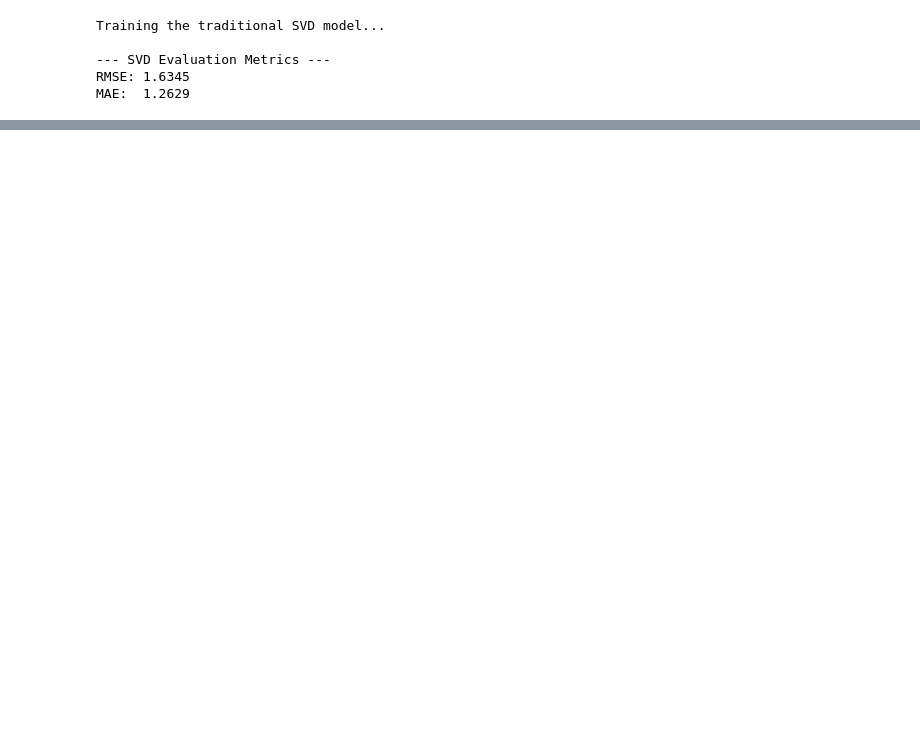
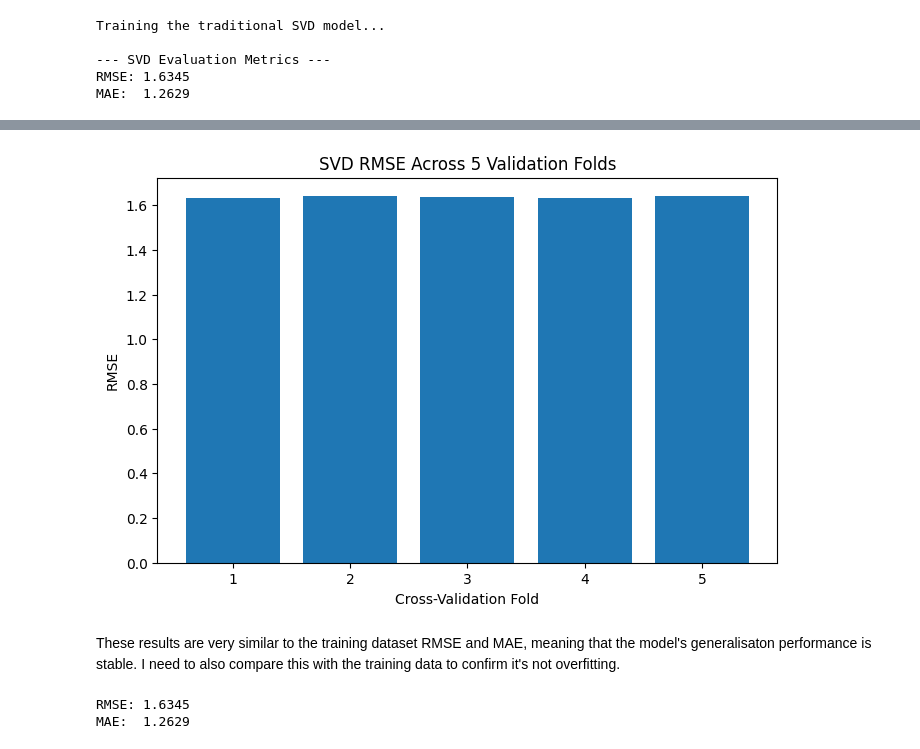
Before and after one commit to Sosswood/Machine-Learning, a Jupyter notebook: Individual_Project_Book_Crossing.ipynb, the cells around one changed output, grey strips where cells are left out. Saved outputs shown, nothing was run; the diff lists cells and outputs as text; code cells hidden in the pictures; blank space fills up the shorter version.

```diff
--- a/Individual_Project_Book_Crossing.ipynb
+++ b/Individual_Project_Book_Crossing.ipynb
@@ -570,7 +540,7 @@ I'm going to categorise the users into low, medium and high activity
 user_actual_counts = df_clean.groupby("User-ID").size()
 
 # Map the actual rating counts to our df_clean dataframe
-df_clean["User_Actual_Count"] = df_clean["User-ID"].map(user_explicit_counts)
+df_clean["User_Actual_Count"] = df_clean["User-ID"].map(user_actual_counts)
 
 # Define the binning function for user activity groups
 def assign_activity_group(count):
@@ -651,0 +746,12 @@ MAE:  1.2629
+# %%
+from surprise.model_selection import cross_validate
+
+svd_cv = SVD(random_state=42)
+
+cv_results = cross_validate(
+    svd_cv,
+    surprise_data,
+    measures=["RMSE", "MAE"],
+    cv=5,
+    verbose=True
+)
@@ -651,0 +766,9 @@ MAE:  1.2629
+# %%
+# Five fold chart
+cv_df = pd.DataFrame({
+    "Fold": [1, 2, 3, 4, 5],
+    "RMSE": cv_results["test_rmse"],
+    "MAE": cv_results["test_mae"]
+})
+
+cv_df
@@ -651,0 +782,27 @@ MAE:  1.2629
+# %%
+# Five fold graph
+plt.figure(figsize=(8, 5))
+
+plt.bar(
+    cv_df["Fold"].astype(str),
+    cv_df["RMSE"]
+)
+
+plt.xlabel("Cross-Validation Fold")
+plt.ylabel("RMSE")
+plt.title("SVD RMSE Across 5 Validation Folds")
+
+plt.show()
+# %% [output]
+[figure, added]
+# %% [markdown]
+These results are very similar to the training dataset RMSE and MAE, meaning that the model's generalisaton performance is stable.  I need to also compare this with the training data to confirm it's not overfitting.
+# %%
+svd_model.fit(trainset)
+
+predictions = svd_model.test(testset)
+rmse = accuracy.rmse(predictions)
+mae = accuracy.mae(predictions)
+# %% [output]
+RMSE: 1.6345
+MAE:  1.2629
```
Also changed, not shown: parts of 59 cells of this notebook.
